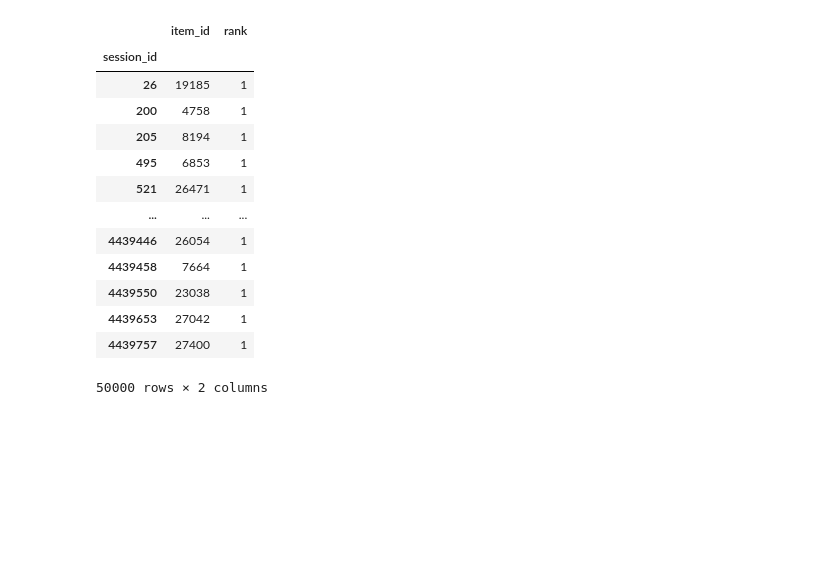
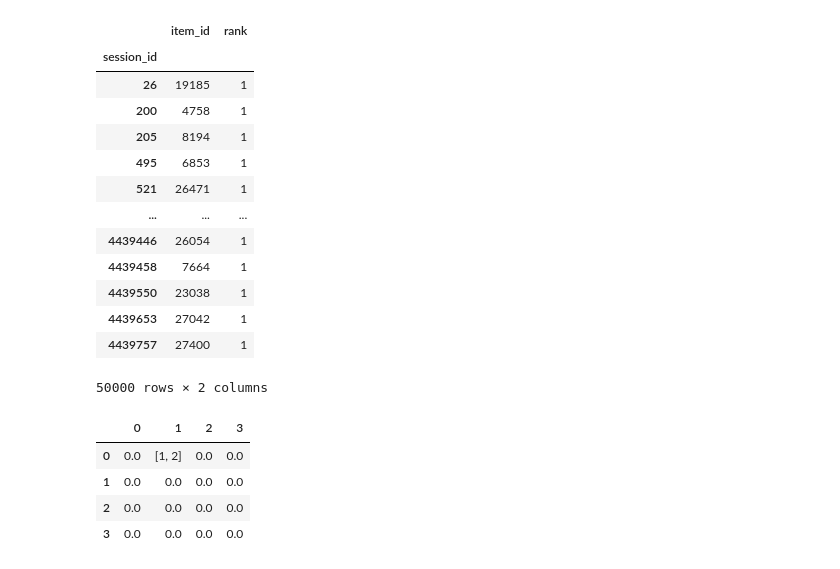
Before and after one commit to Ananassio/Data-Science_lab, a Jupyter notebook: Project/Data.ipynb, the cells around one changed output. Saved outputs shown, nothing was run; the diff lists cells and outputs as text; code cells hidden in the pictures; blank space fills up the shorter version.

```diff
--- a/Project/Data.ipynb
+++ b/Project/Data.ipynb
@@ -413,3 +405,14 @@ test3
 50000 rows × 2 columns
 # %%
 test3.to_csv('test3.csv')
+# %%
+d = pd.DataFrame(np.zeros((4,4)))
+d = d.astype('object')
+d[1][0] = [1,2]
+d
+# %% [output]
+|  | 0 | 1 | 2 | 3 |
+| 0 | 0.0 | [1, 2] | 0.0 | 0.0 |
+| 1 | 0.0 | 0.0 | 0.0 | 0.0 |
+| 2 | 0.0 | 0.0 | 0.0 | 0.0 |
+| 3 | 0.0 | 0.0 | 0.0 | 0.0 |
```
Also changed, not shown: parts of 6 cells of this notebook.
